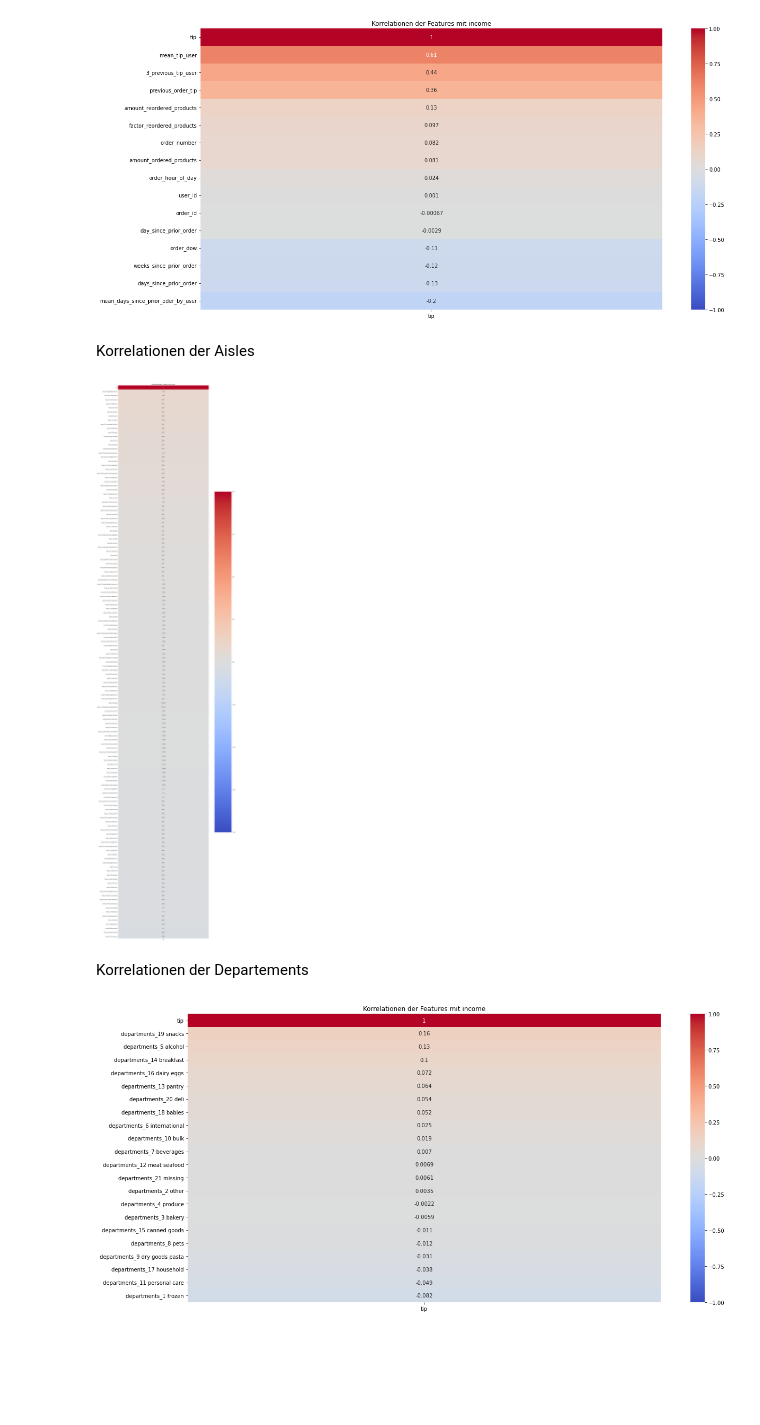
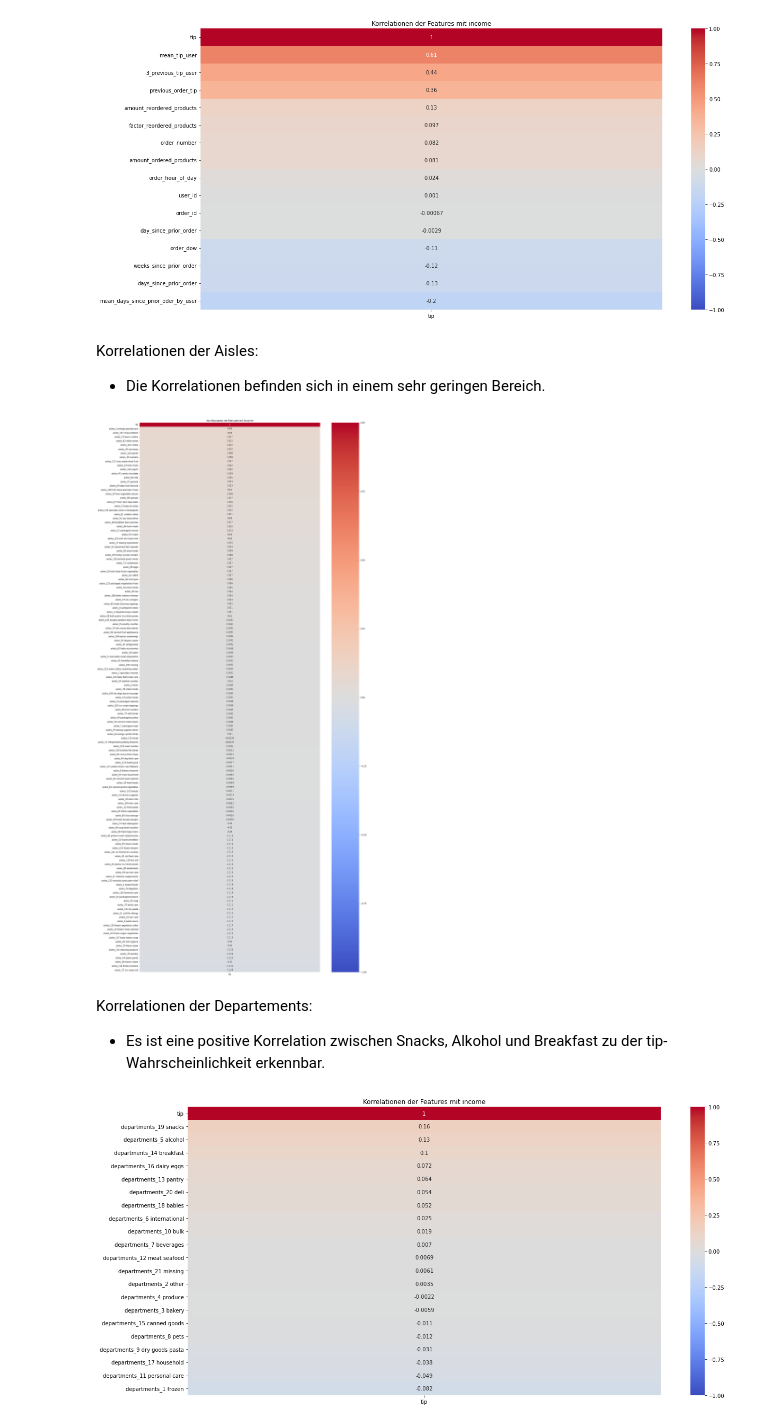
Before and after one commit to JonasHauth/Instacart-Tip-Prediction---Gruppe-6, a Jupyter notebook: Tip_Prediction_Instacart.ipynb, the cells around one changed output. Cells and saved outputs as stored; diff of their text form; code cells hidden in the pictures; blank space fills up the shorter version.

```diff
--- a/Tip_Prediction_Instacart.ipynb
+++ b/Tip_Prediction_Instacart.ipynb
@@ -610,18 +605,20 @@ heatmap.set_title('Korrelationen der Features mit income')
 plt.show()
 # %% [output]
 [figure]
-# %% [markdown]
-Korrelationen der Aisles
+# %% [markdown]
+Korrelationen der Aisles:
+- Die Korrelationen befinden sich in einem sehr geringen Bereich.
 # %%
-plt.figure(figsize=(20, 100))
+plt.figure(figsize=(20, 50))
 corr_with_income = instacart_train_aisles.corr()[['tip']].sort_values(by='tip', ascending=False)
 heatmap = sns.heatmap(corr_with_income, vmin=-1, vmax=1, annot=True, cmap='coolwarm')
 heatmap.set_title('Korrelationen der Features mit income')
 plt.show()
 # %% [output]
-[figure, old version]
+[figure, new version]
-# %% [markdown]
-Korrelationen der Departements
+# %% [markdown]
+Korrelationen der Departements:
+- Es ist eine positive Korrelation zwischen Snacks, Alkohol und Breakfast zu der tip-Wahrscheinlichkeit erkennbar.
 # %%
 plt.figure(figsize=(20, 10))
 corr_with_income = instacart_train_departements.corr()[['tip']].sort_values(by='tip', ascending=False)
```
Also changed, not shown: parts of 63 cells of this notebook.
